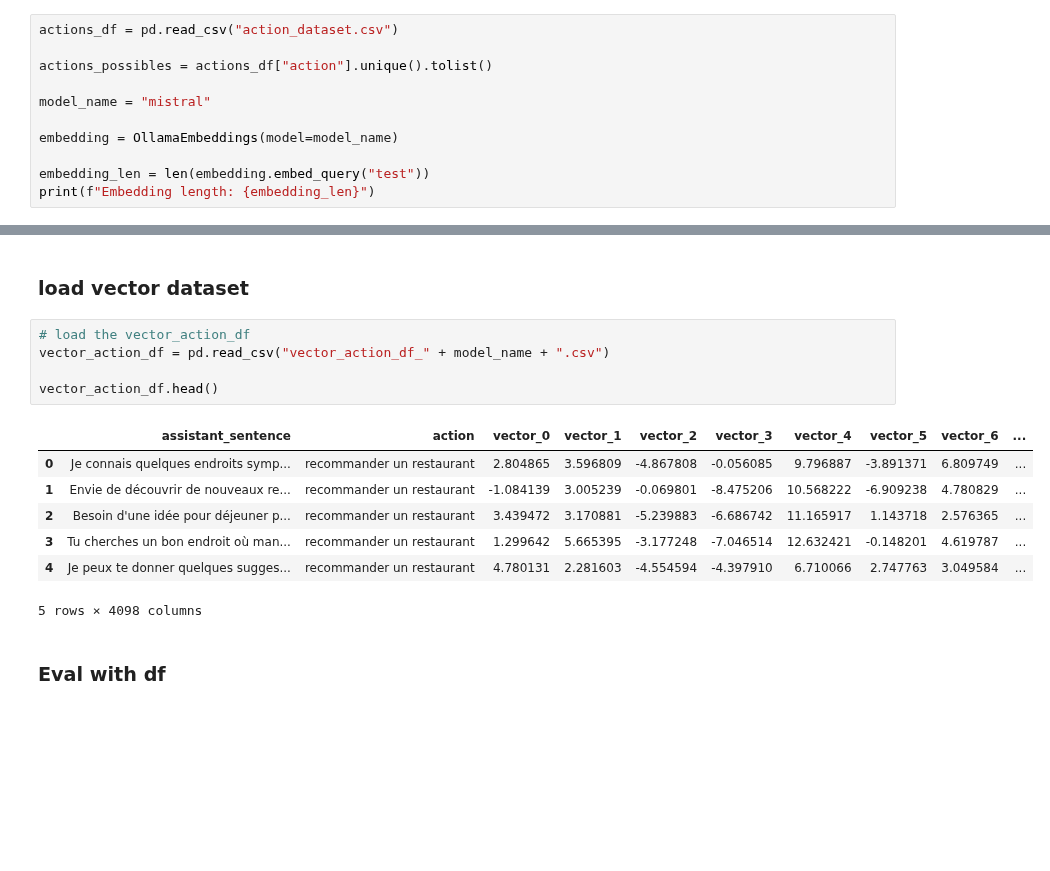
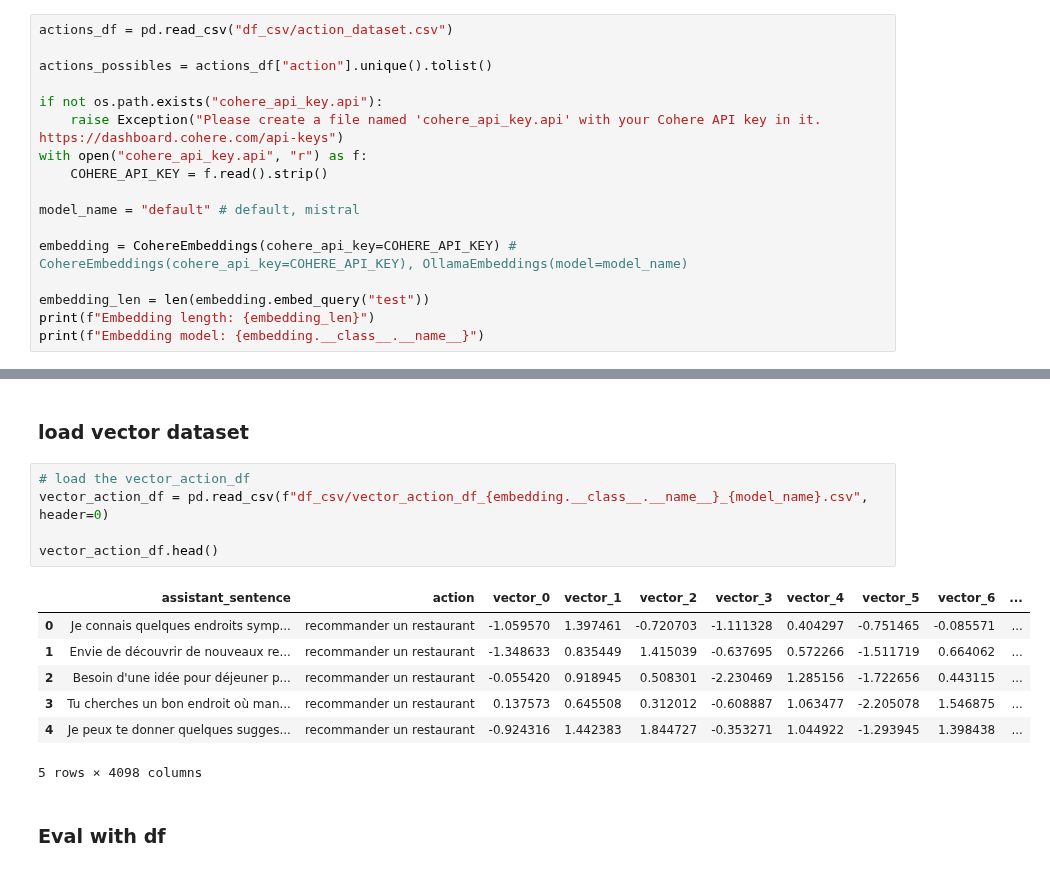
Before and after one commit to eliot-christon/robot-speech-to-speech, a Jupyter notebook: Tools/Evaluation/T4/eval.ipynb, the cells around one changed output, grey strips where cells are left out. Saved outputs shown, nothing was run; the diff lists cells and outputs as text; blank space fills up the shorter version.

Commit message:
big eval update on T4, good scoring and Cohere api integration for embeddings

```diff
--- a/Tools/Evaluation/T4/eval.ipynb
+++ b/Tools/Evaluation/T4/eval.ipynb
@@ -94,15 +115,21 @@ def plot_confusion_matrix(y, y_pred, labels):
 # %% [markdown]
 ## General variables
 # %%
-actions_df = pd.read_csv("action_dataset.csv")
+actions_df = pd.read_csv("df_csv/action_dataset.csv")
 
 actions_possibles = actions_df["action"].unique().tolist()
 
-model_name = "mistral"
+if not os.path.exists("cohere_api_key.api"):
+    raise Exception("Please create a file named 'cohere_api_key.api' with your Cohere API key in it. https://dashboard.cohere.com/api-keys")
+with open("cohere_api_key.api", "r") as f:
+    COHERE_API_KEY = f.read().strip()
 
-embedding = OllamaEmbeddings(model=model_name)
+model_name = "default" # default, mistral
+
+embedding = CohereEmbeddings(cohere_api_key=COHERE_API_KEY) # CohereEmbeddings(cohere_api_key=COHERE_API_KEY), OllamaEmbeddings(model=model_name)
 
 embedding_len = len(embedding.embed_query("test"))
 print(f"Embedding length: {embedding_len}")
+print(f"Embedding model: {embedding.__class__.__name__}")
 # %% [output]
 Embedding length: 4096
@@ -246,16 +272,16 @@ vector_action_df.to_csv("vector_action_df_" + model_name + ".csv", index=False)
 ### load vector dataset
 # %%
 # load the vector_action_df
-vector_action_df = pd.read_csv("vector_action_df_" + model_name + ".csv")
+vector_action_df = pd.read_csv(f"df_csv/vector_action_df_{embedding.__class__.__name__}_{model_name}.csv", header=0)
 
 vector_action_df.head()
 # %% [output]
 |  | assistant_sentence | action | vector_0 | vector_1 | vector_2 | vector_3 | vector_4 | vector_5 | vector_6 | ... |
-| 0 | Je connais quelques endroits symp... | recommander un restaurant | 2.804865 | 3.596809 | -4.867808 | -0.056085 | 9.796887 | -3.891371 | 6.809749 | ... |
-| 1 | Envie de découvrir de nouveaux re... | recommander un restaurant | -1.084139 | 3.005239 | -0.069801 | -8.475206 | 10.568222 | -6.909238 | 4.780829 | ... |
-| 2 | Besoin d'une idée pour déjeuner p... | recommander un restaurant | 3.439472 | 3.170881 | -5.239883 | -6.686742 | 11.165917 | 1.143718 | 2.576365 | ... |
-| 3 | Tu cherches un bon endroit où man... | recommander un restaurant | 1.299642 | 5.665395 | -3.177248 | -7.046514 | 12.632421 | -0.148201 | 4.619787 | ... |
-| 4 | Je peux te donner quelques sugges... | recommander un restaurant | 4.780131 | 2.281603 | -4.554594 | -4.397910 | 6.710066 | 2.747763 | 3.049584 | ... |
+| 0 | Je connais quelques endroits symp... | recommander un restaurant | -1.059570 | 1.397461 | -0.720703 | -1.111328 | 0.404297 | -0.751465 | -0.085571 | ... |
+| 1 | Envie de découvrir de nouveaux re... | recommander un restaurant | -1.348633 | 0.835449 | 1.415039 | -0.637695 | 0.572266 | -1.511719 | 0.664062 | ... |
+| 2 | Besoin d'une idée pour déjeuner p... | recommander un restaurant | -0.055420 | 0.918945 | 0.508301 | -2.230469 | 1.285156 | -1.722656 | 0.443115 | ... |
+| 3 | Tu cherches un bon endroit où man... | recommander un restaurant | 0.137573 | 0.645508 | 0.312012 | -0.608887 | 1.063477 | -2.205078 | 1.546875 | ... |
+| 4 | Je peux te donner quelques sugges... | recommander un restaurant | -0.924316 | 1.442383 | 1.844727 | -0.353271 | 1.044922 | -1.293945 | 1.398438 | ... |
 5 rows × 4098 columns
 # %% [markdown]
 ### Eval with df
```
Also changed, not shown: parts of 15 cells of this notebook, 13 other files.
